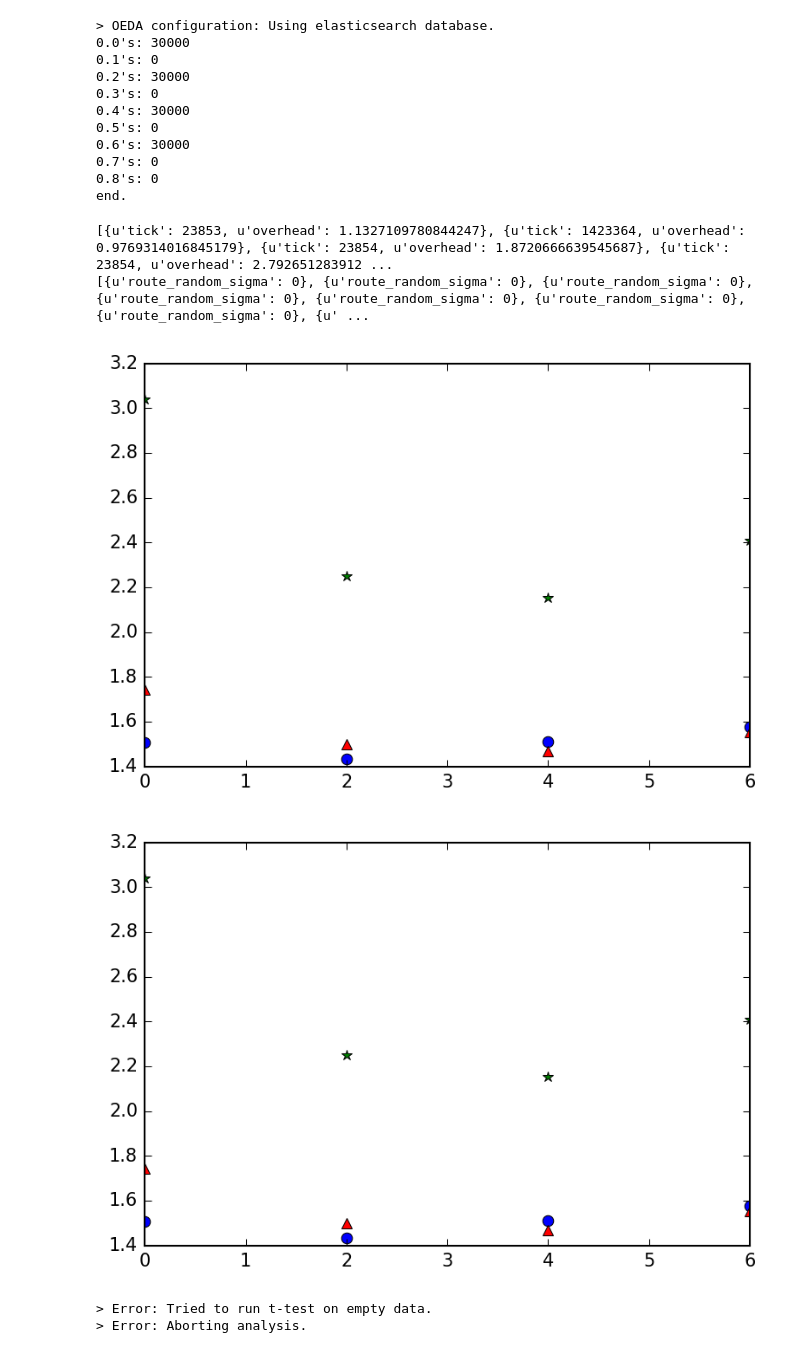
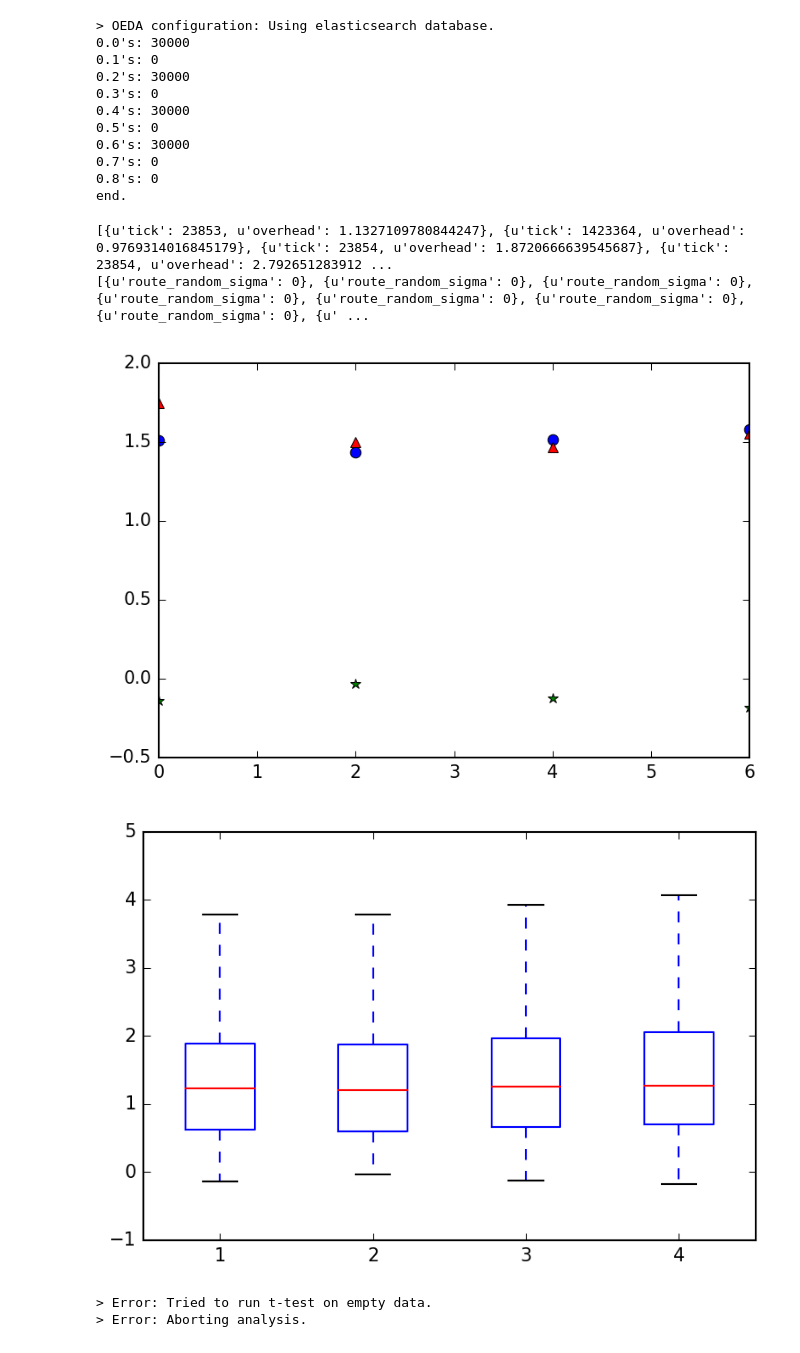
Before and after one commit to Starofall/RTX, a Jupyter notebook: analysis.ipynb, the cells around one changed output. Saved outputs shown, nothing was run; the diff lists cells and outputs as text; code cells hidden in the pictures.

Commit message:
boxploting

```diff
--- a/analysis.ipynb
+++ b/analysis.ipynb
@@ -57,7 +57,7 @@ for i in keys:
     analysis_data = [r[y_key] for r in data[i]][:threshold]
     avg = sum(analysis_data) / float(len(analysis_data))
     averages.append(avg)
-    variances.append(var(analysis_data))
+    variances.append(min(analysis_data))
     standard_deviations.append(std(analysis_data))
 
 fig,ax = plt.subplots()
@@ -70,33 +70,24 @@ plt.show()
 # %% [output]
 [{u'tick': 23853, u'overhead': 1.1327109780844247}, {u'tick': 1423364, u'overhead': 0.9769314016845179}, {u'tick': 23854, u'overhead': 1.8720666639545687}, {u'tick': 23854, u'overhead': 2.792651283912 ...
 [{u'route_random_sigma': 0}, {u'route_random_sigma': 0}, {u'route_random_sigma': 0}, {u'route_random_sigma': 0}, {u'route_random_sigma': 0}, {u'route_random_sigma': 0}, {u'route_random_sigma': 0}, {u' ...
-[figure, old version]
+[figure, new version]
 # %%
 y_key = 'overhead'
 threshold = 30000
 alpha = 0.05
 keys = [0, 2, 4, 6]
-
-averages = []
-variances = []
-standard_deviations = []
+all_data = []
 
 for i in keys:
     analysis_data = [r[y_key] for r in data[i]][:threshold]
-    avg = sum(analysis_data) / float(len(analysis_data))
-    averages.append(avg)
-    variances.append(var(analysis_data))
-    standard_deviations.append(std(analysis_data))
+    all_data.append(analysis_data)
 
-fig,ax = plt.subplots()
-ax.plot(keys,averages, "o", label='averages')
-ax.plot(keys,variances,"*", label='variances')
-ax.plot(keys,standard_deviations,"^", label='standard_deviations')
-
-# plt.legend(loc='best')
+plt.figure()
+#plt.boxplot(all_data)
+plt.boxplot(all_data, 0, '')
 plt.show()
 # %% [output]
-[figure, old version]
+[figure, new version]
 # %%
 alpha = 0.05
 y_key = "overhead"
```
